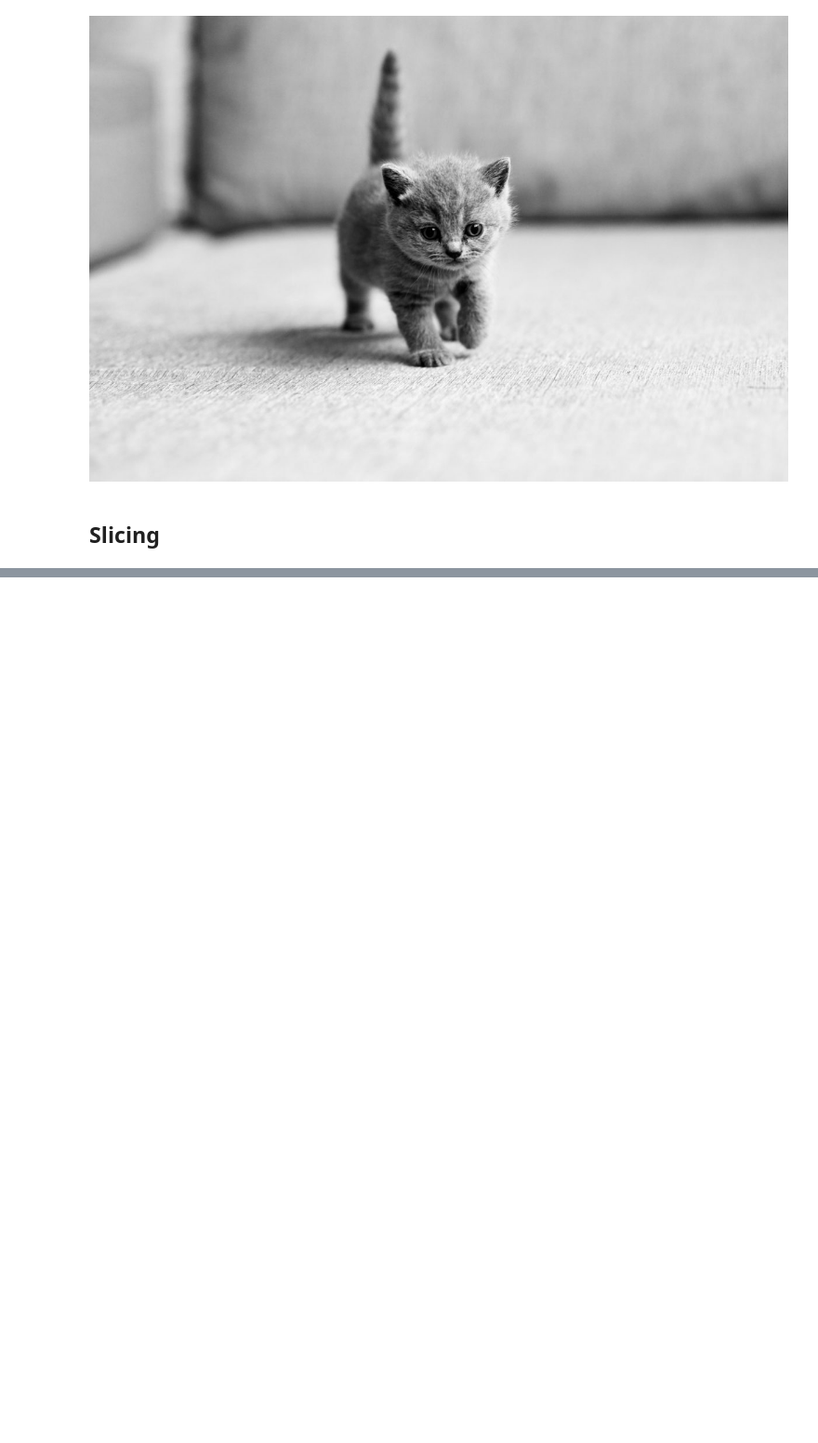
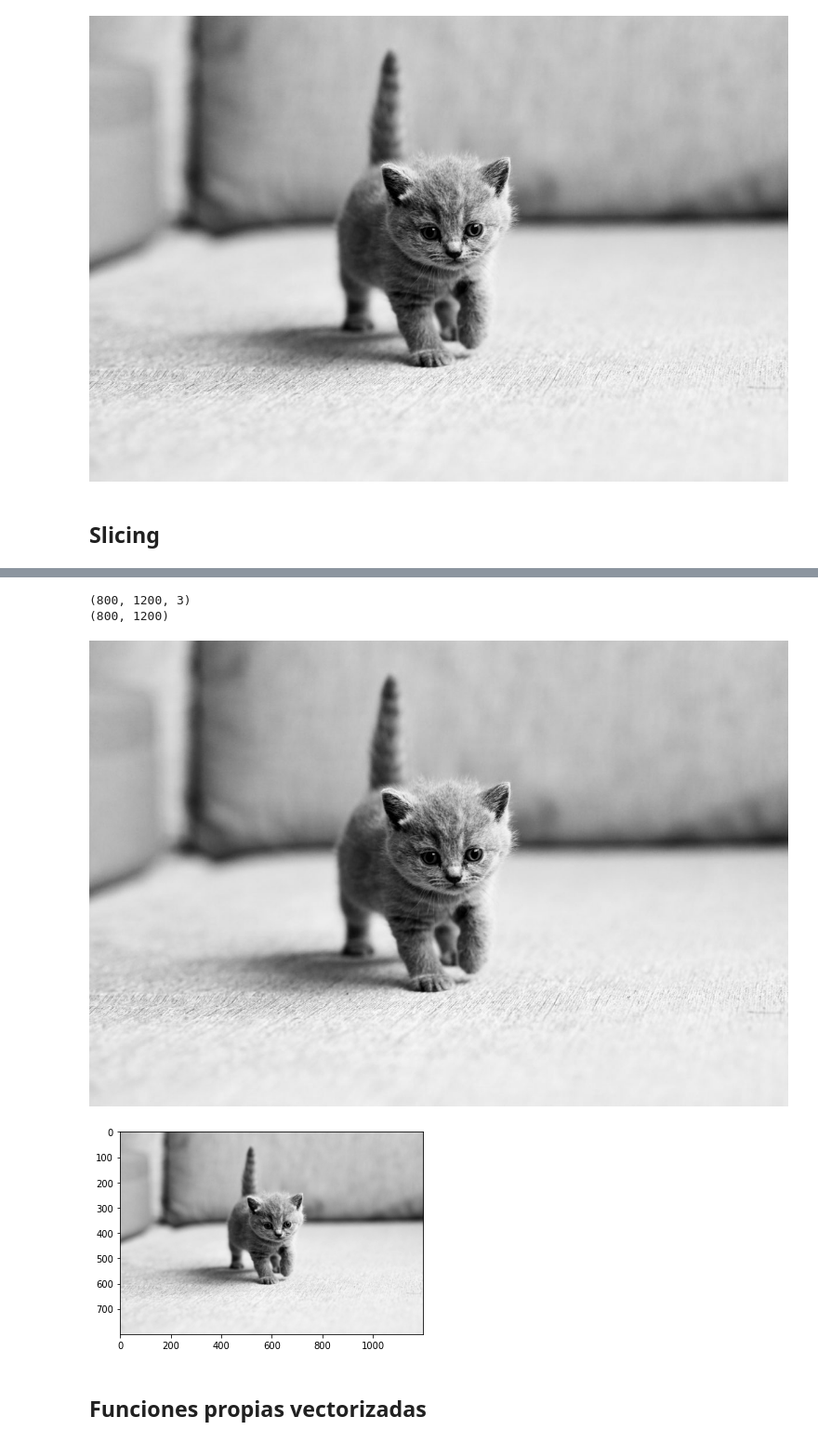
Before and after one commit to wisaaco/TxADM, a Jupyter notebook: docs/notebooks/NumpyNotes/01_numpy_basics.ipynb, the cells around one changed output, grey strips where cells are left out. Shown at 93% size. Cells and saved outputs as stored; diff of their text form; code cells hidden in the pictures; blank space fills up the shorter version.

```diff
--- a/docs/notebooks/NumpyNotes/01_numpy_basics.ipynb
+++ b/docs/notebooks/NumpyNotes/01_numpy_basics.ipynb
@@ -726,0 +781,25 @@ print(r)
+# %%
+# Way 3
+
+rgbcorrection = np.array([0.2989, 0.5870, 0.1140])
+
+data = np.asarray(image)
+print(data.shape)
+data2 = np.dot(data,rgbcorrection)
+
+print(data2.shape)
+img = Image.fromarray(np.uint8(data2))
+display(img)
+
+
+# as a plot
+import matplotlib.pyplot as plt
+plt.imshow(data2, cmap = plt.get_cmap(name = 'gray'))
+plt.show()
+# %% [output]
+(800, 1200, 3)
+(800, 1200)
+[figure, added]
+[figure, added]
+# %% [markdown]
+## Funciones propias vectorizadas
```
Also changed, not shown: parts of 42 cells of this notebook.
